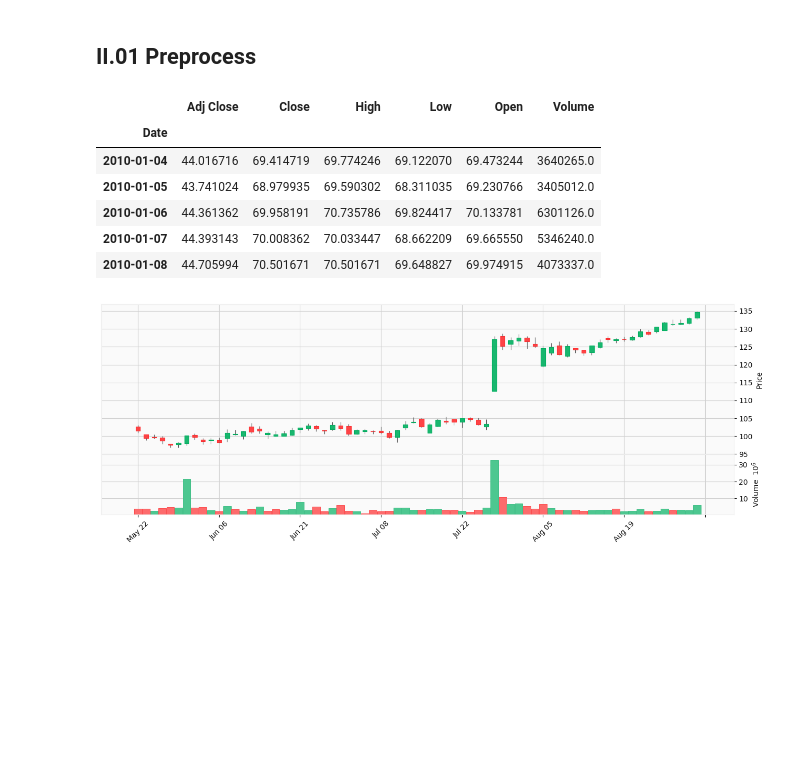
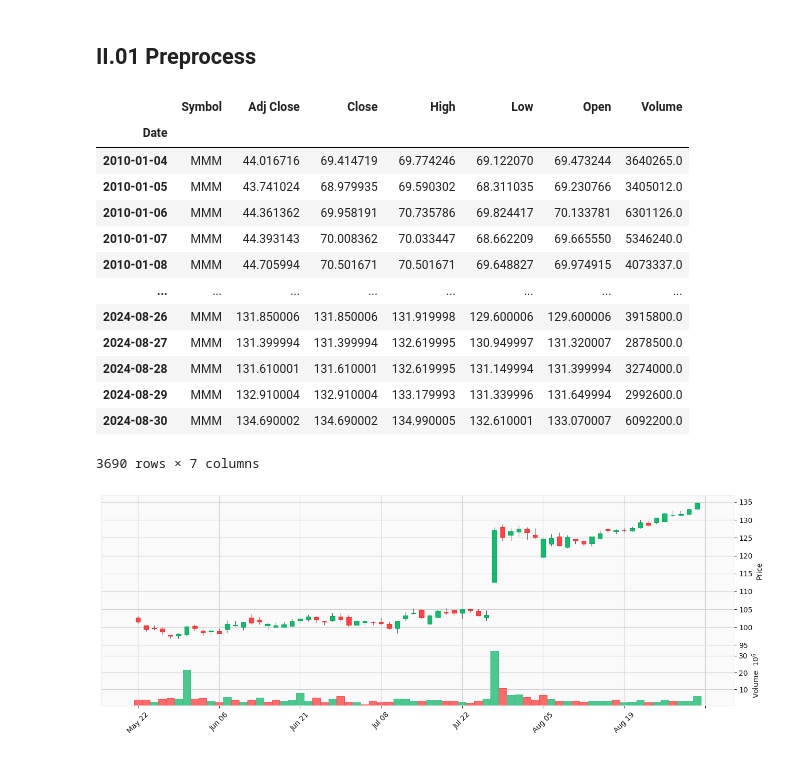
Before and after one commit to Ox03bb/Stock_Prices_Prediction, a Jupyter notebook: Stock_Prices_Prediction.ipynb, the cells around one changed output. Drawn from its saved outputs; the diff is of its cells as text; code cells hidden in the pictures; blank space fills up the shorter version.

```diff
--- a/Stock_Prices_Prediction.ipynb
+++ b/Stock_Prices_Prediction.ipynb
@@ -57,24 +75,37 @@ from sklearn.preprocessing import StandardScaler,MinMaxScaler
 all_data = pd.read_csv('/kaggle/input/sp-500-stocks/sp500_stocks.csv')
 # val  = pd.read_csv('/kaggle/input/gold-stock-prices/goldstock v2.csv')
 # %%
-data = all_data[all_data['Symbol'] == 'MMM'] # MecroSoft Stocs
+# data = all_data[all_data['Symbol'] == 'MMM'] # MecroSoft Stocs
+data = all_data
 data = data.reset_index()
 
 data.set_index(data.Date, inplace=True)
 
-data = data.drop(['Symbol','index','Date'],axis=1)
+# data = data.drop(['Symbol','index','Date'],axis=1)
+data = data.drop(['Date'],axis=1)
+
 
 data.index = pd.to_datetime(data.index)
 
+data = data.drop(['index'],axis=1)
+
 bk_data = data
-# %%
-data.head()
-# %% [output]
-|  | Adj Close | Close | High | Low | Open | Volume |
-| Date |  |  |  |  |  |  |
-| 2010-01-04 | 44.016716 | 69.414719 | 69.774246 | 69.122070 | 69.473244 | 3640265.0 |
-| 2010-01-05 | 43.741024 | 68.979935 | 69.590302 | 68.311035 | 69.230766 | 3405012.0 |
-| 2010-01-06 | 44.361362 | 69.958191 | 70.735786 | 69.824417 | 70.133781 | 6301126.0 |
-| 2010-01-07 | 44.393143 | 70.008362 | 70.033447 | 68.662209 | 69.665550 | 5346240.0 |
-| 2010-01-08 | 44.705994 | 70.501671 | 70.501671 | 69.648827 | 69.974915 | 4073337.0 |
+# %%
+arr = [pd.DataFrame(data[data['Symbol'] == s]) for s in data['Symbol'].unique()]
+arr [0]
+# %% [output]
+|  | Symbol | Adj Close | Close | High | Low | Open | Volume |
+| Date |  |  |  |  |  |  |  |
+| 2010-01-04 | MMM | 44.016716 | 69.414719 | 69.774246 | 69.122070 | 69.473244 | 3640265.0 |
+| 2010-01-05 | MMM | 43.741024 | 68.979935 | 69.590302 | 68.311035 | 69.230766 | 3405012.0 |
+| 2010-01-06 | MMM | 44.361362 | 69.958191 | 70.735786 | 69.824417 | 70.133781 | 6301126.0 |
+| 2010-01-07 | MMM | 44.393143 | 70.008362 | 70.033447 | 68.662209 | 69.665550 | 5346240.0 |
+| 2010-01-08 | MMM | 44.705994 | 70.501671 | 70.501671 | 69.648827 | 69.974915 | 4073337.0 |
+| ... | ... | ... | ... | ... | ... | ... | ... |
+| 2024-08-26 | MMM | 131.850006 | 131.850006 | 131.919998 | 129.600006 | 129.600006 | 3915800.0 |
+| 2024-08-27 | MMM | 131.399994 | 131.399994 | 132.619995 | 130.949997 | 131.320007 | 2878500.0 |
+| 2024-08-28 | MMM | 131.610001 | 131.610001 | 132.619995 | 131.149994 | 131.399994 | 3274000.0 |
+| 2024-08-29 | MMM | 132.910004 | 132.910004 | 133.179993 | 131.339996 | 131.649994 | 2992600.0 |
+| 2024-08-30 | MMM | 134.690002 | 134.690002 | 134.990005 | 132.610001 | 133.070007 | 6092200.0 |
+3690 rows × 7 columns
 # %%
```
Also changed, not shown: parts of 3 cells of this notebook.
